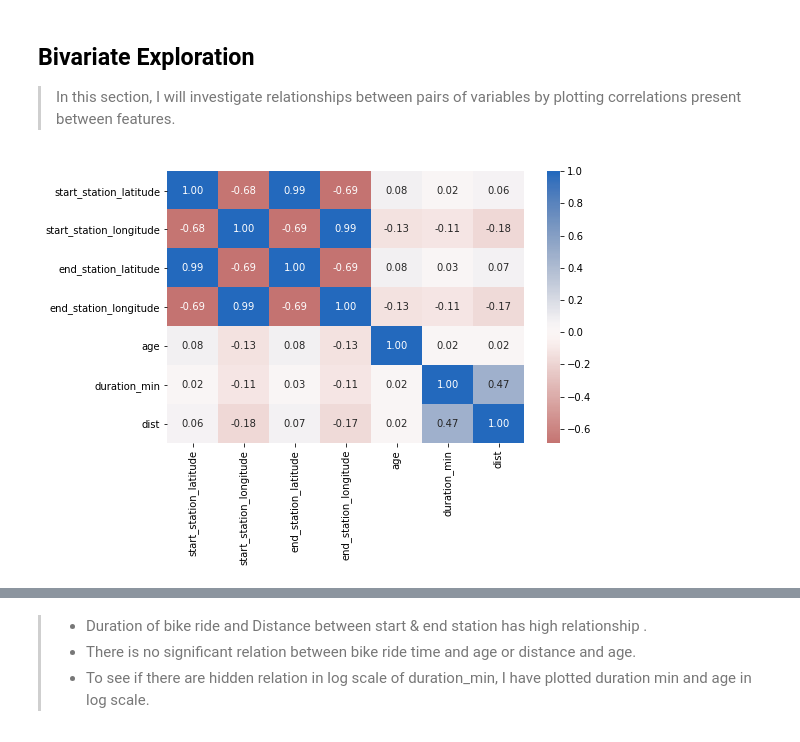
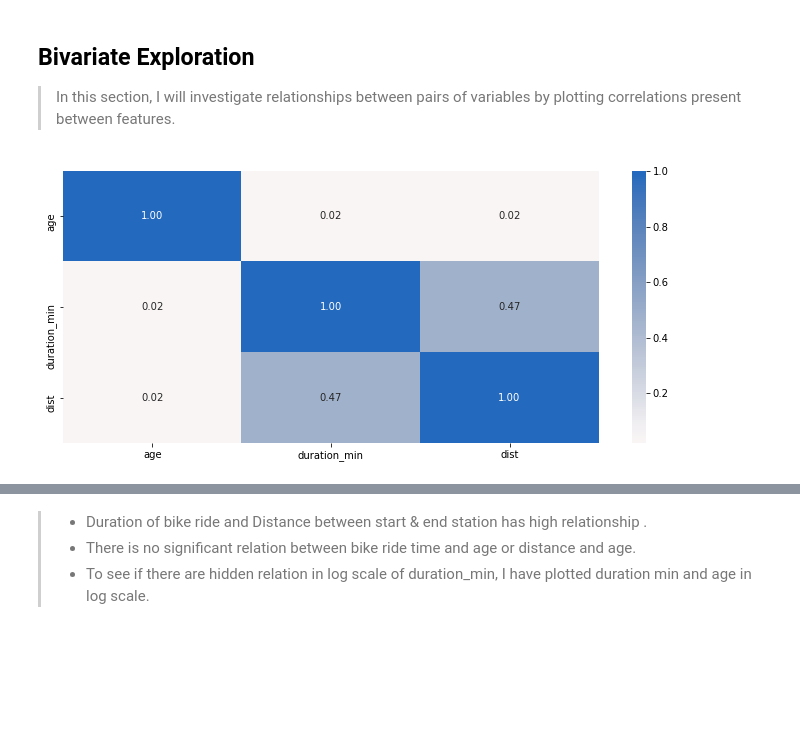
Before and after one commit to jihys/udacity-dataanlysis-project4, a Jupyter notebook: UDAN_Project4_Visualization-Part1.ipynb, the cells around one changed output, grey strips where cells are left out. Drawn from its saved outputs; the diff is of its cells as text; code cells hidden in the pictures; blank space fills up the shorter version.

```diff
--- a/UDAN_Project4_Visualization-Part1.ipynb
+++ b/UDAN_Project4_Visualization-Part1.ipynb
@@ -530,11 +526,10 @@ all_numeric_vars = ['start_station_latitude', 'start_station_longitude', \
 numeric_vars = ['age','duration_min','dist']
 categoric_vars = ['hour','weekday','member_gender','user_type','bike_share_for_all_trip']
 # %%
-plt.figure(figsize=[8,5])
-
-sb.heatmap(df_clean[all_numeric_vars].corr(), annot =True, fmt = '.2f', cmap = 'vlag_r', center = 0);
+plt.figure(figsize=[12,5])
+sb.heatmap(df_clean[numeric_vars].corr(), annot =True, fmt = '.2f', cmap = 'vlag_r', center = 0);
 # %% [output]
-[figure, old version]
+[figure, new version]
 # %%
 # plot matrix: sample 500 diamonds so that plots are clearer and
 # they render faster
```
Also changed, not shown: parts of 16 cells of this notebook, 1 other file.
